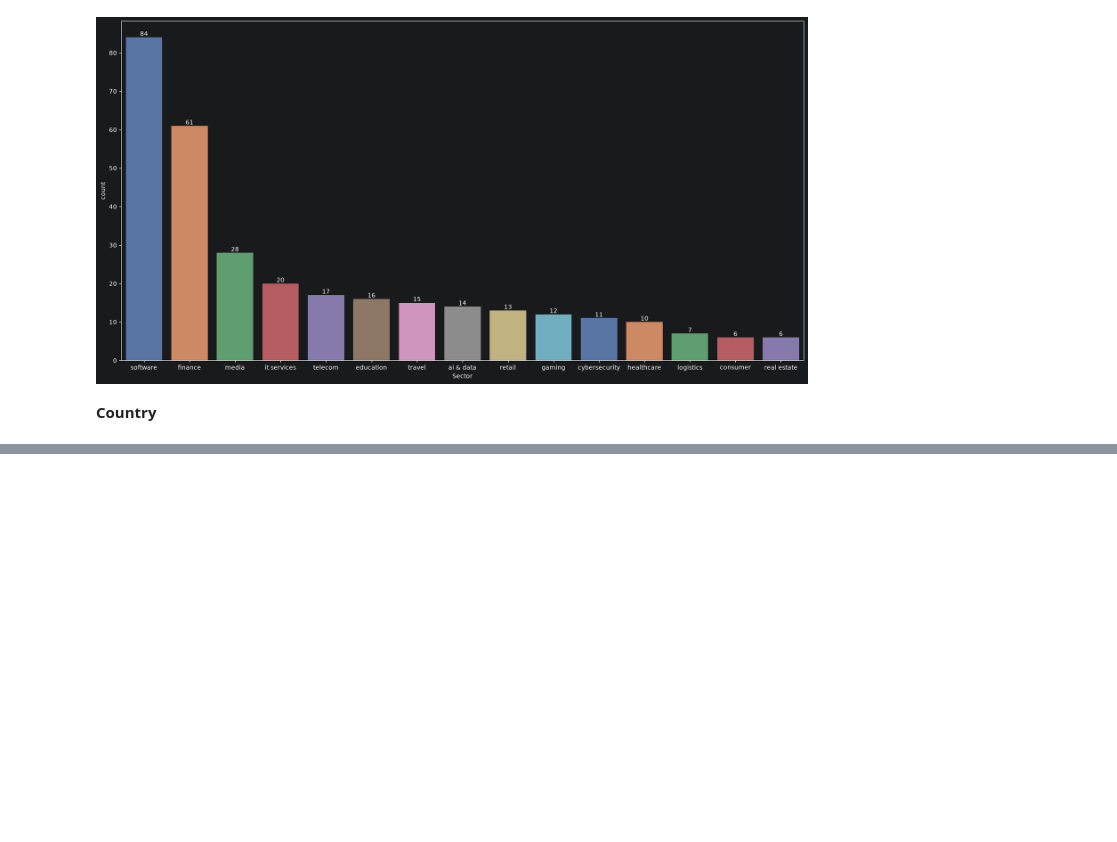
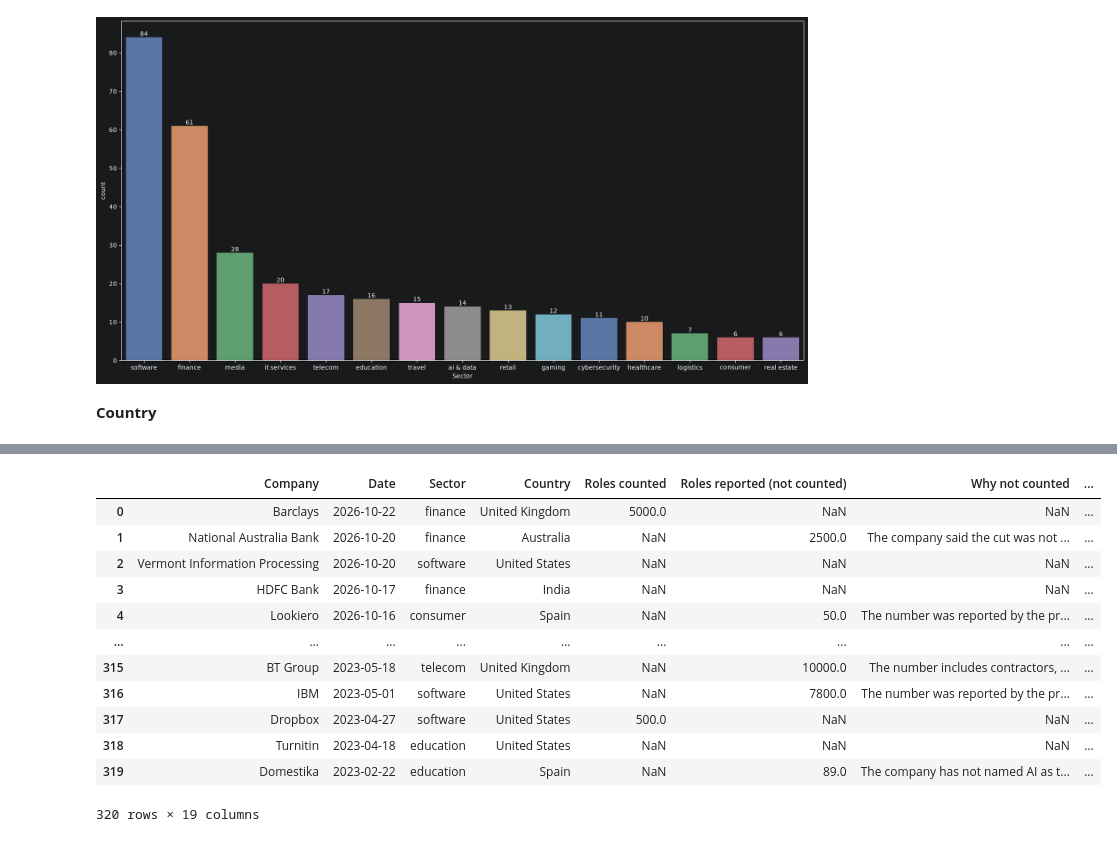
Before and after one commit to amithvardhan99/misc_2, a Jupyter notebook: AI Layoffs Register 2023-2026, Every Row Sourced/notebook.ipynb, the cells around one changed output, grey strips where cells are left out. Cells and saved outputs as stored; diff of their text form; code cells hidden in the pictures; blank space fills up the shorter version.

```diff
--- a/AI Layoffs Register 2023-2026, Every Row Sourced/notebook.ipynb
+++ b/AI Layoffs Register 2023-2026, Every Row Sourced/notebook.ipynb
@@ -488,0 +528,16 @@ df_4
+# %%
+df_5
+# %% [output]
+|  | Company | Date | Sector | Country | Roles counted | Roles reported (not counted) | Why not counted | ... |
+| 0 | Barclays | 2026-10-22 | finance | United Kingdom | 5000.0 | NaN | NaN | ... |
+| 1 | National Australia Bank | 2026-10-20 | finance | Australia | NaN | 2500.0 | The company said the cut was not ... | ... |
+| 2 | Vermont Information Processing | 2026-10-20 | software | United States | NaN | NaN | NaN | ... |
+| 3 | HDFC Bank | 2026-10-17 | finance | India | NaN | NaN | NaN | ... |
+| 4 | Lookiero | 2026-10-16 | consumer | Spain | NaN | 50.0 | The number was reported by the pr... | ... |
+| ... | ... | ... | ... | ... | ... | ... | ... | ... |
+| 315 | BT Group | 2023-05-18 | telecom | United Kingdom | NaN | 10000.0 | The number includes contractors, ... | ... |
+| 316 | IBM | 2023-05-01 | software | United States | NaN | 7800.0 | The number was reported by the pr... | ... |
+| 317 | Dropbox | 2023-04-27 | software | United States | 500.0 | NaN | NaN | ... |
+| 318 | Turnitin | 2023-04-18 | education | United States | NaN | NaN | NaN | ... |
+| 319 | Domestika | 2023-02-22 | education | Spain | NaN | 89.0 | The company has not named AI as t... | ... |
+320 rows × 19 columns
```
Also changed, not shown: parts of 9 cells of this notebook, 2 other files.
